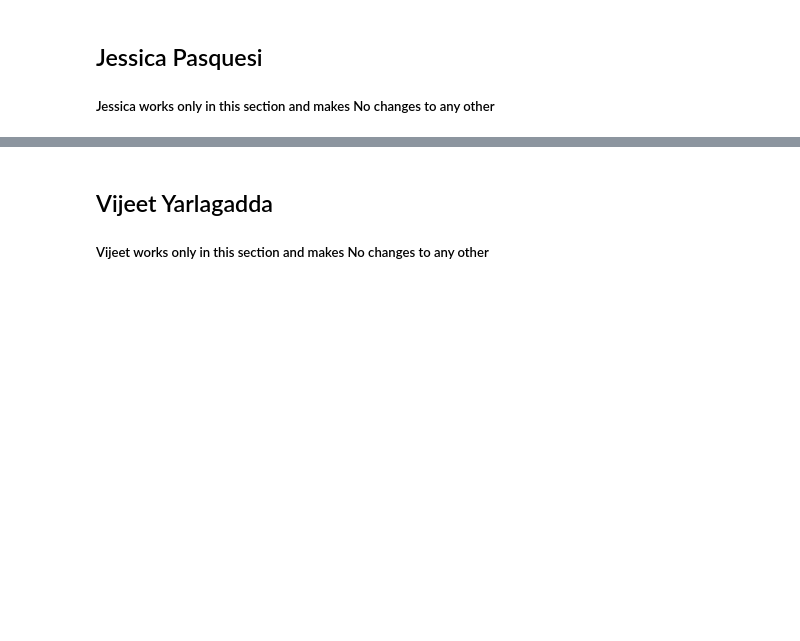
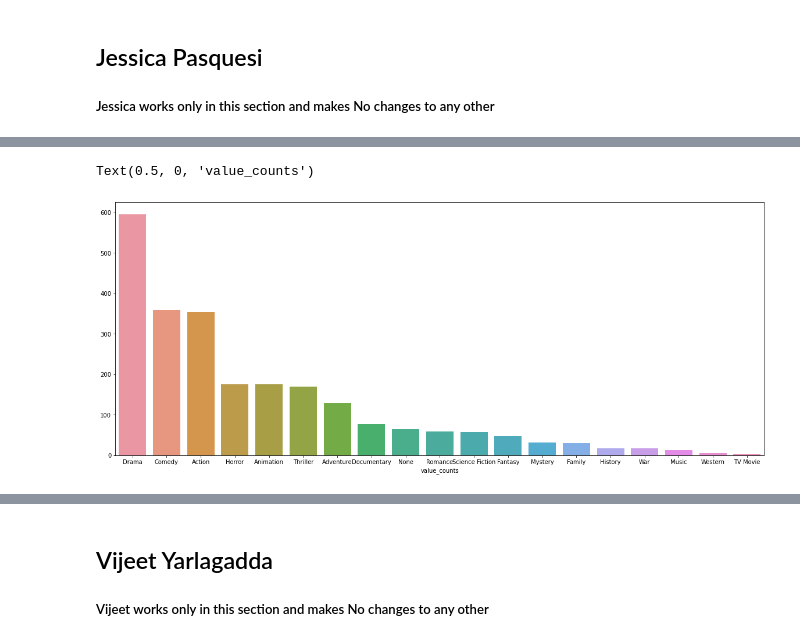
Before and after one commit to masonbatch/dsc-capstone, a Jupyter notebook: student.ipynb, the cells around one changed output, grey strips where cells are left out. Cells and saved outputs as stored; diff of their text form; code cells hidden in the pictures; blank space fills up the shorter version.

Commit message:
adding genre graphs

```diff
--- a/student.ipynb
+++ b/student.ipynb
@@ -84,15 +84,15 @@ These two data bases share a "movie_id" column, thus we can join on this key and
 
 Read in all of the tsv and csv files in the proper formatting ensuring headers and proper indexing for the ones which require it as well as proper encoding for the tsv files
 # %%
-movie_info = pd.read_csv("../zippedData/rt.movie_info.tsv",header = 0, sep = '\t')
+movie_info = pd.read_csv("zippedData/rt.movie_info.tsv",header = 0, sep = '\t')
 
-reviews = pd.read_csv("../zippedData/rt.reviews.tsv", header = 0, sep = '\t', encoding= 'unicode_escape')
+reviews = pd.read_csv("zippedData/rt.reviews.tsv", header = 0, sep = '\t', encoding= 'unicode_escape')
 
-tmdb_movies = pd.read_csv("../zippedData/tmdb.movies.csv", header = 0)
+tmdb_movies = pd.read_csv("zippedData/tmdb.movies.csv", header = 0)
 
-movie_budgets = pd.read_csv("../zippedData/tn.movie_budgets.csv", header = 0)
+movie_budgets = pd.read_csv("zippedData/tn.movie_budgets.csv", header = 0)
 
-movie_gross = pd.read_csv("../zippedData/bom.movie_gross.csv", header = 0)
+movie_gross = pd.read_csv("zippedData/bom.movie_gross.csv", header = 0)
 # %% [markdown]
 #### Movie Info Dataframe
 
@@ -355,0 +378,3 @@ movie_budgets.head()
+# %%
+tmdb_budgets = pd.merge(tmdb_movies, movie_budgets, left_on = 'title', right_on = 'movie')
+tmdb_budgets.sort_values(by='total_profit', ascending = False)
@@ -355,0 +395,14 @@ movie_budgets.head()
+# %%
+index = 0
+for row in tmdb_budgets['genre_ids']:
+    row = row.strip()
+    row = row.replace("[", "")
+    row = row.replace("]", "")
+    row = row.replace(" ", "")
+    row = row.split(",")
+    for key in tmbd_genres.keys():
+        if row[0] == "":
+            tmdb_budgets['genre'][index] = 'None'
+        elif int(row[0]) == key:
+            tmdb_budgets['genre'][index] = tmbd_genres[key]
+    index+=1
@@ -355,0 +429,13 @@ movie_budgets.head()
+# %%
+# value counts
+tmdb_budgets['genre'].value_counts().index.tolist()
+fig, ax = plt.subplots(figsize=(20,8))
+
+x_values = tmdb_budgets['genre'].value_counts().index.tolist()
+y_values = tmdb_budgets['genre'].value_counts()
+
+sns.barplot(x=x_values, y=y_values)
+ax.set_ylabel("");
+# %% [output]
+Text(0.5, 0, 'value_counts')
+[figure, added]
```
Also changed, not shown: parts of 12 cells of this notebook.
